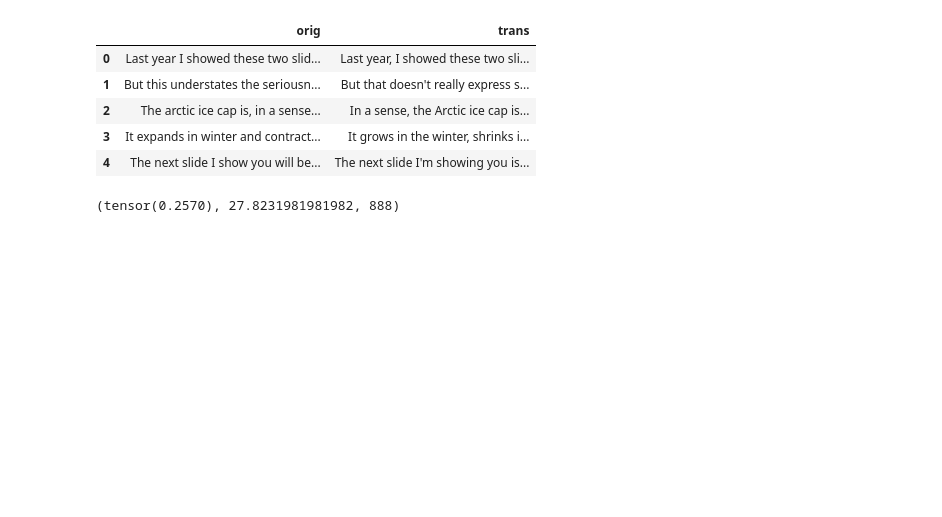
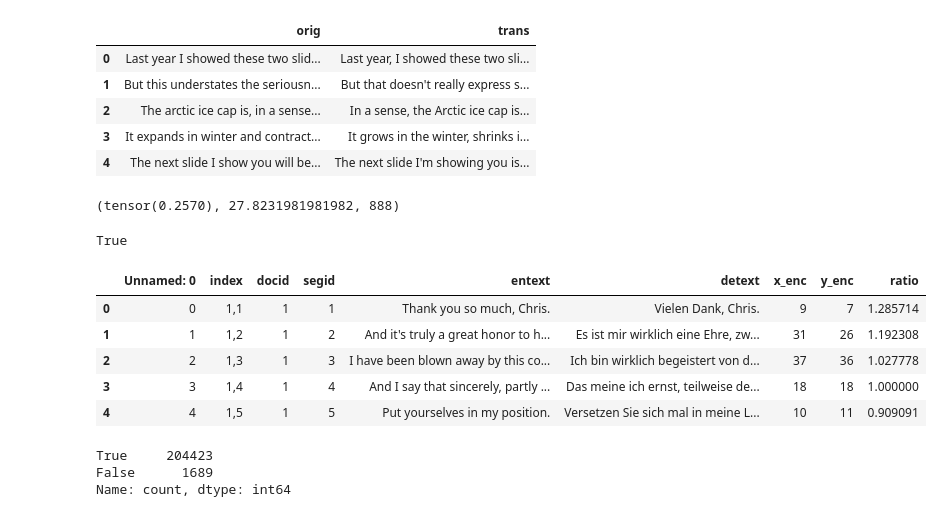
Before and after one commit to maminsed/Attention-is-All-You-Need, a Jupyter notebook: evaluation.ipynb, the cells around one changed output. Cells and saved outputs as stored; diff of their text form; code cells hidden in the pictures; blank space fills up the shorter version.

```diff
--- a/evaluation.ipynb
+++ b/evaluation.ipynb
@@ -457,3 +457,19 @@ df_20.head()
 gen_20[:3]
 # %% [output]
 (tensor(0.2570), 27.8231981981982, 888)
+# %%
+type(torch.float16).__module__.startswith("torch")
+# %% [output]
+True
+# %%
+NUM_TOKENS=0
+val_df = pd.read_csv("val_df.csv")
+def encode(item):
+        global NUM_TOKENS
+        ids = sp_bpe.encode_as_ids(item, add_bos=True)
+        NUM_TOKENS+=len(ids)
+        return np.array(ids[:128-1]+[sp_bpe.eos_id()], dtype=np.int64)
+val_df['x_enc'] = [len(encode(item)) for item in val_df["entext"]]
+val_df["detext"] = val_df["detext"].str.replace("<br","")
+sorted_df = val_df.sort_values("x_enc").reset_index().drop(columns=["Unnamed: 0", "x_enc", "level_0"])
+# sorted_df.to_csv("val_sorted_df.csv",index=False)
@@ -459,0 +478,36 @@ gen_20[:3]
+# %%
+NUM_TOKENS=0
+train_df = pd.read_csv("train_df.csv")
+def encode(item):
+        global NUM_TOKENS
+        ids = sp_bpe.encode_as_ids(item, add_bos=True)
+        NUM_TOKENS+=len(ids)
+        return np.array(ids+[sp_bpe.eos_id()], dtype=np.int64)
+train_df["detext"] = train_df["detext"].str.replace("<br","")
+# Remove anything between [...] and ♪ and long sentences.
+train_df['x_enc'] = [len(encode(item)) for item in train_df["entext"]]
+train_df['y_enc'] = [len(encode(item)) for item in train_df["detext"]]
+train_df["ratio"] = train_df["x_enc"] / train_df["y_enc"]
+# %%
+en_value_counts = train_df.groupby("entext")["entext"].transform("count")
+de_value_counts = train_df.groupby("detext")["detext"].transform("count")
+en_counter = train_df.groupby("entext").cumcount()
+de_counter = train_df.groupby("detext").cumcount()
+mask = (
+    ((en_value_counts < 10) | (en_counter < 5)) &
+    ((de_value_counts < 10) | (de_counter < 5)) &
+    (train_df["x_enc"] >= 4) &
+    (train_df["y_enc"] > 4) &
+    (train_df["ratio"] >= 0.4) &
+    (train_df["ratio"] <= 2.5)
+)
+filtered_df = train_df[mask]
+# %%
+filtered_df.head()
+# %% [output]
+|  | Unnamed: 0 | index | docid | segid | entext | detext | x_enc | y_enc | ratio |
+| 0 | 0 | 1,1 | 1 | 1 | Thank you so much, Chris. | Vielen Dank, Chris. | 9 | 7 | 1.285714 |
+| 1 | 1 | 1,2 | 1 | 2 | And it's truly a great honor to h... | Es ist mir wirklich eine Ehre, zw... | 31 | 26 | 1.192308 |
+| 2 | 2 | 1,3 | 1 | 3 | I have been blown away by this co... | Ich bin wirklich begeistert von d... | 37 | 36 | 1.027778 |
+| 3 | 3 | 1,4 | 1 | 4 | And I say that sincerely, partly ... | Das meine ich ernst, teilweise de... | 18 | 18 | 1.000000 |
+| 4 | 4 | 1,5 | 1 | 5 | Put yourselves in my position. | Versetzen Sie sich mal in meine L... | 10 | 11 | 0.909091 |
@@ -459,0 +516,6 @@ gen_20[:3]
+# %%
+mask.value_counts()
+# %% [output]
+True     204423
+False      1689
+Name: count, dtype: int64
```
Also changed, not shown: parts of 3 cells of this notebook, 5 other files.
